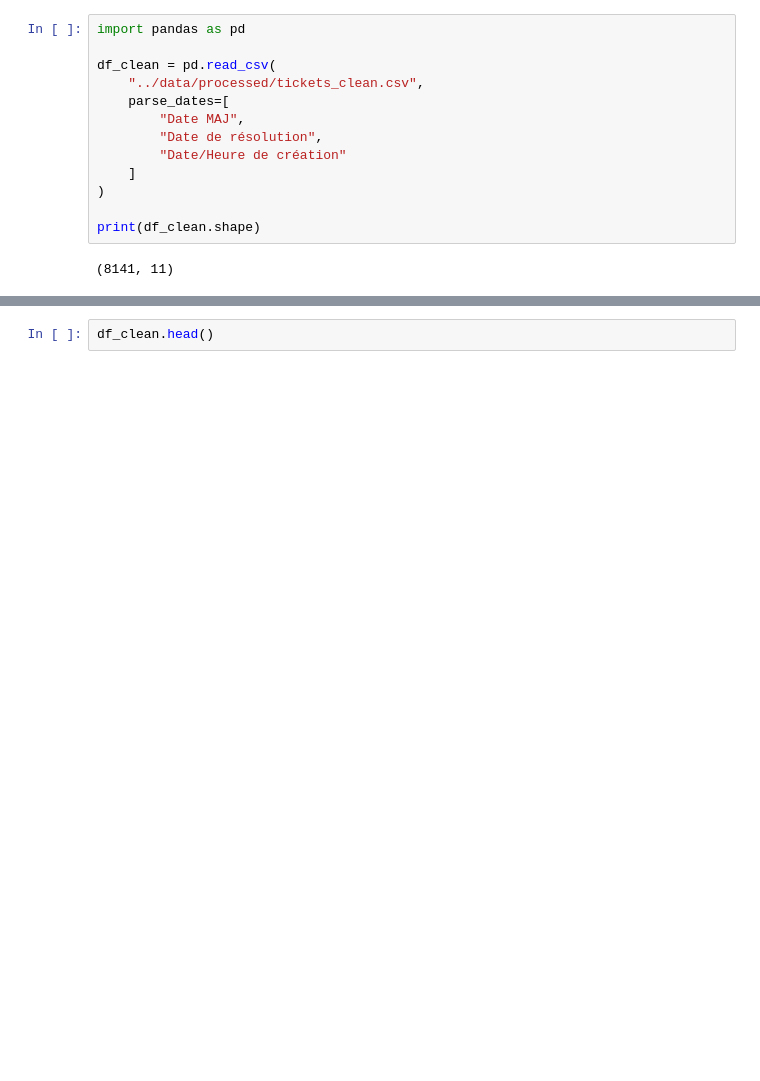
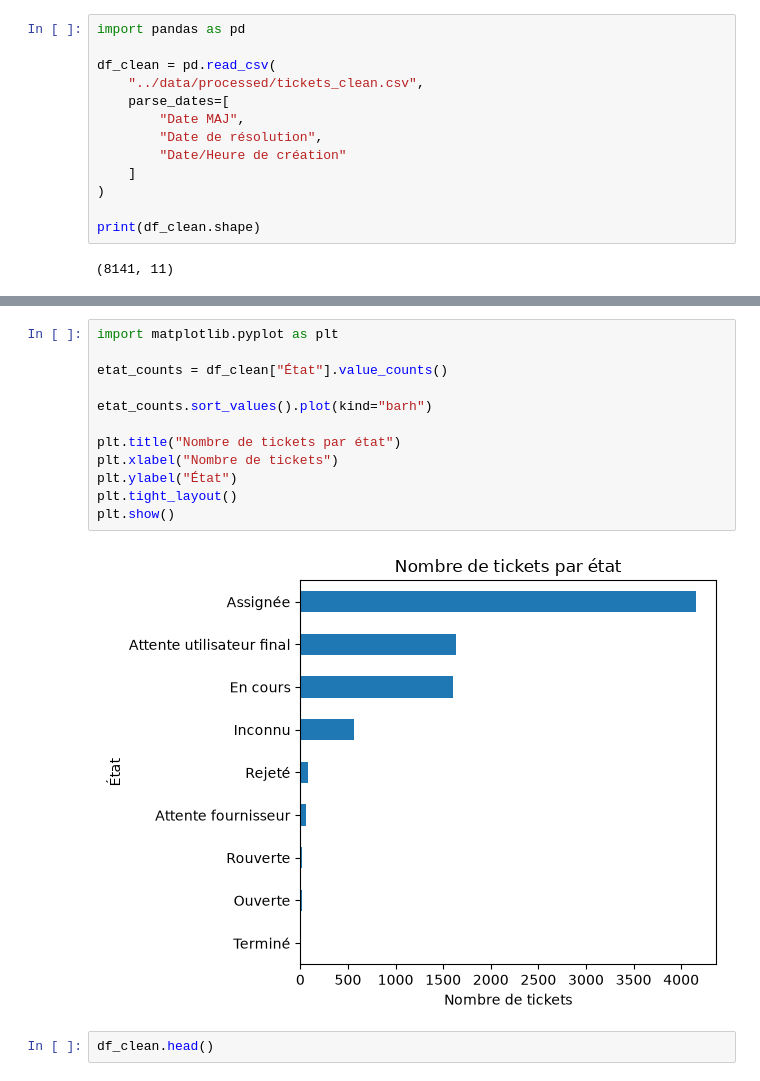
Before and after one commit to dikra-charif/Intelligent-Helpdesk-Analytics, a Jupyter notebook: notebooks/02_kpi_analysis.ipynb, the cells around one changed output, grey strips where cells are left out. Drawn from its saved outputs; the diff is of its cells as text; blank space fills up the shorter version.

```diff
--- a/notebooks/02_kpi_analysis.ipynb
+++ b/notebooks/02_kpi_analysis.ipynb
@@ -16,3 +121,17 @@ print(df_clean.shape)
+# %%
+import matplotlib.pyplot as plt
+
+etat_counts = df_clean["État"].value_counts()
+
+etat_counts.sort_values().plot(kind="barh")
+
+plt.title("Nombre de tickets par état")
+plt.xlabel("Nombre de tickets")
+plt.ylabel("État")
+plt.tight_layout()
+plt.show()
+# %% [output]
+[figure, added]
 # %%
 df_clean.head()
 # %% [output]
```
Also changed, not shown: parts of 12 cells of this notebook.
